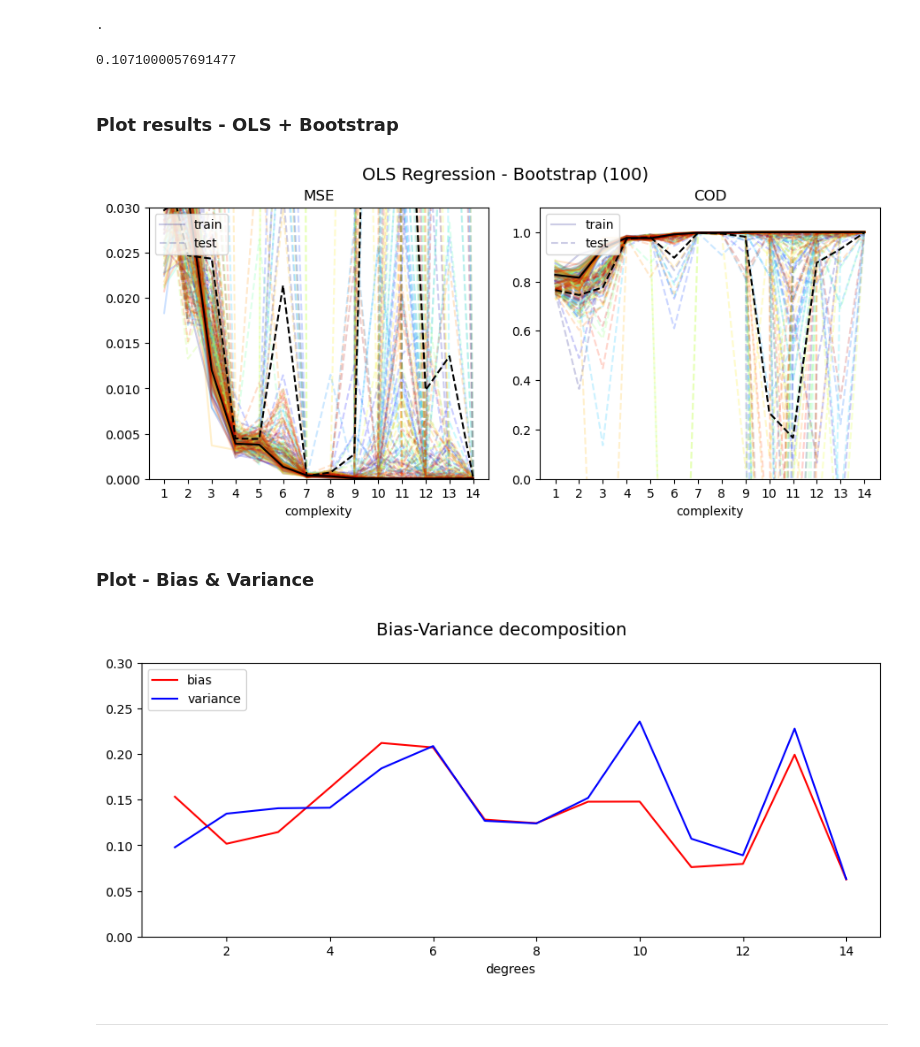
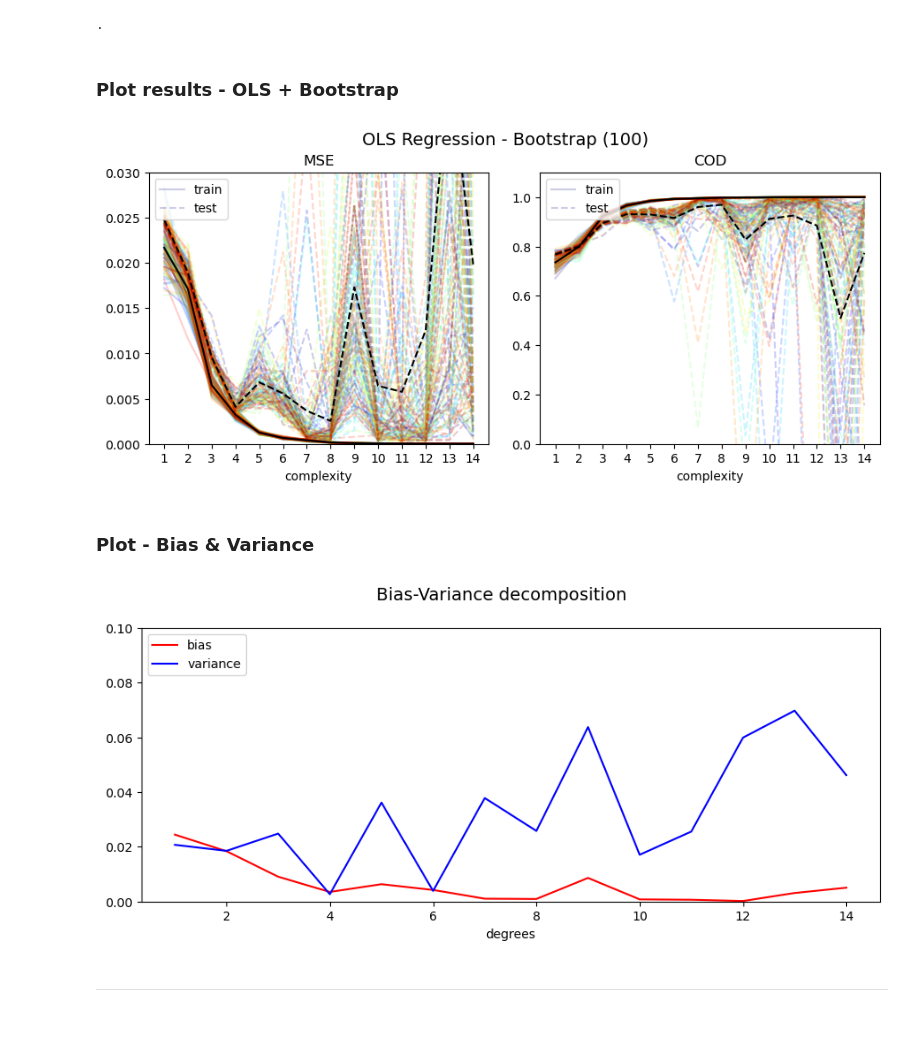
Before and after one commit to iKiru-hub/compML, a Jupyter notebook: Untitled1.ipynb, the cells around one changed output. Drawn from its saved outputs; the diff is of its cells as text; code cells hidden in the pictures.

```diff
--- a/Untitled1.ipynb
+++ b/Untitled1.ipynb
@@ -82,8 +82,10 @@ for deg in (bar := tqdm(degrees)):
     # bias-variance
     Z_pred_test = np.array(Z_pred_test)
     record['model_bias'] += [u.MSE(Z_true=Z_test,
-                                   Z_pred=np.ones(Z_test.shape)*np.mean(Z_pred_test, axis=0, keepdims=True))]
-    record['model_var'] += [u.MSE(Z_true=np.ones(Z_pred_test.shape)*np.mean(Z_pred_test),
+                                   Z_pred=np.ones(Z_test.shape) * \
+                                   np.mean(Z_pred_test, axis=0, keepdims=True))]
+    record['model_var'] += [u.MSE(Z_true=np.ones(Z_pred_test.shape) * \
+                                  np.mean(Z_pred_test),
                                   Z_pred=Z_pred_test)]
 
     betas[deg] = beta
@@ -171,7 +173,7 @@ plt.show()
 # %% [markdown]
 DATA
 # %%
-(x, y, z), (xm, ym, zm) = u.generate_data(N=60, random_ax=False, noise_scale=0.005)
+(x, y, z), (xm, ym, zm) = u.generate_data(N=300, random_ax=True, noise_scale=0.001)
 # %% [markdown]
 SETTINGS
 # %%
@@ -252,8 +254,15 @@ for deg in (bar := tqdm(degrees)):
 
     # bias-variance
     predictions_boot = np.array(predictions_boot)
-    record['model_bias'] += [u.MSE(Z_true=Z_test, Z_pred=np.ones((Z_test.shape[0], 1))*np.mean(np.mean(predictions_boot, axis=0, keepdims=True)))]
-    record['model_var'] += [np.mean(np.mean((predictions_boot - np.mean(predictions_boot, axis=1, keepdims=True))**2, axis=1))]
+    Z_test = Z_test[:, np.newaxis]
+
+    #print(Z_test.shape, predictions_boot.shape)
+
+    record['model_bias'] += [np.mean((Z_test.reshape(-1, 1) - predictions_boot.mean(axis=0, keepdims=True).T)**2)]
+    record['model_var'] += [np.mean(predictions_boot.var(axis=1, keepdims=True))]
+
+    #record['model_bias'] += [u.MSE(Z_true=Z_test, Z_pred=np.ones((Z_test.shape[0], 1))*np.mean(np.mean(predictions_boot, axis=0, keepdims=True)))]
+    #record['model_var'] += [np.mean(np.mean((predictions_boot - np.mean(predictions_boot, axis=1, keepdims=True))**2, axis=1))]
 
     betas[deg] = [beta]
 
@@ -267,10 +276,6 @@ record['cod_test'] = np.array(record['cod_test'])
 print('.')
 # %% [output]
 .
-# %%
-np.mean((Z_test - np.mean(np.mean(predictions_boot, axis=0)))**2)
-# %% [output]
-0.1071000057691477
 # %% [markdown]
 ### Plot results - OLS + Bootstrap
 # %%
@@ -315,30 +320,30 @@ axs[1].set_ylim(0, 1.1)
 
 plt.show()
 # %% [output]
-[figure, old version]
+[figure, new version]
 # %% [markdown]
 ### Plot - Bias & Variance
 # %%
 alpha = 0.2
 
 # colors
 colors = plt.cm.jet(np.linspace(0, 1, nb_bootstraps))
 
 # figure
 fig, ax = plt.subplots(1, 1, figsize=(9, 4), sharex=True)
 fig.suptitle('Bias-Variance decomposition', fontsize=14)
 fig.tight_layout(h_pad=2)
 
 ax.plot(degrees, record['model_bias'], '-r', label='bias')
 ax.plot(degrees, record['model_var'], '-b', label='variance')
 
 ax.set_xlabel("degrees")
 ax.legend(loc="upper left")
 
-ax.set_ylim((0, .3))
+ax.set_ylim((0, .1))
 plt.show()
 # %% [output]
-[figure, old version]
+[figure, new version]
 # %% [markdown]
 ---
 # %% [markdown]
```
Also changed, not shown: parts of 13 cells of this notebook.
